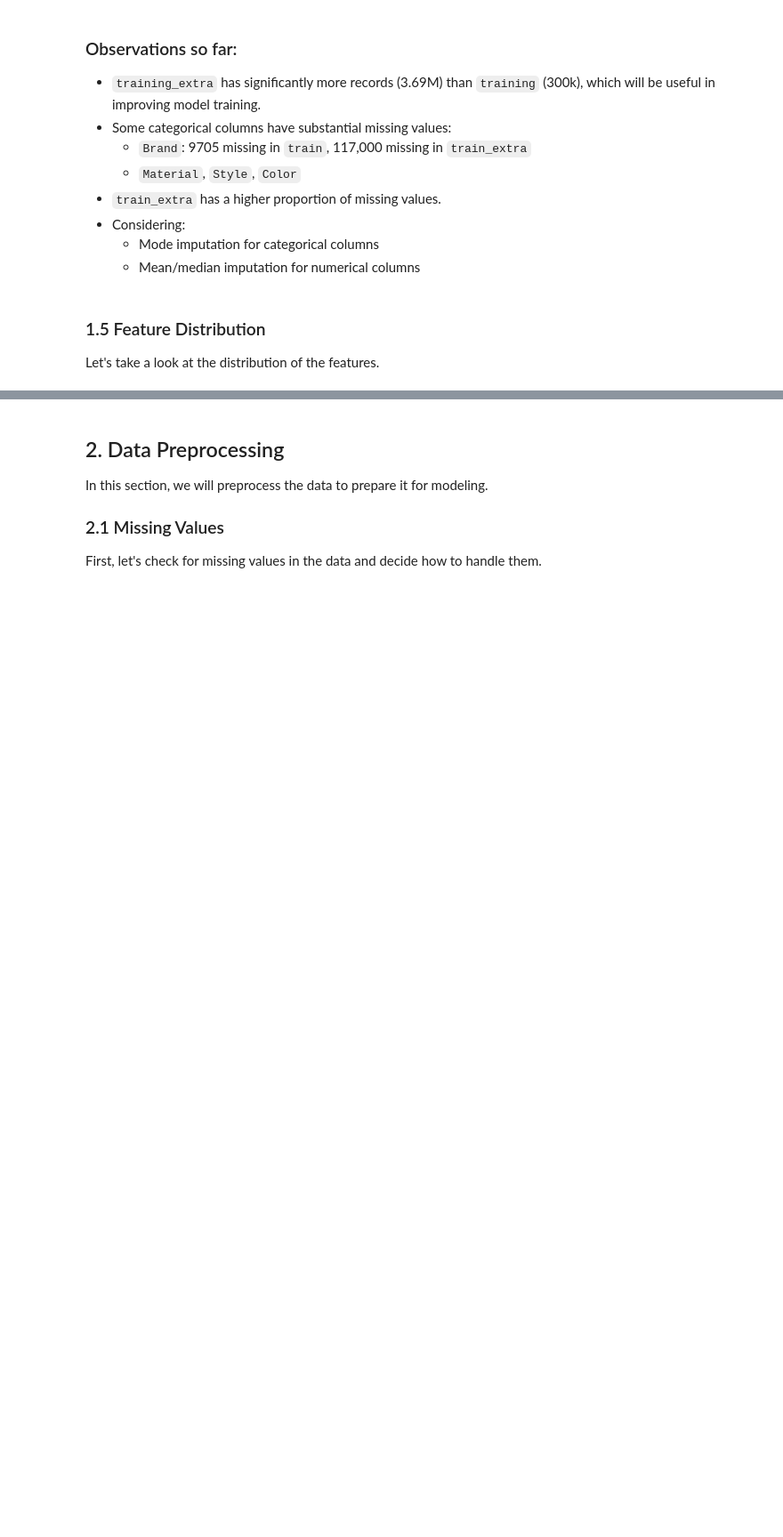
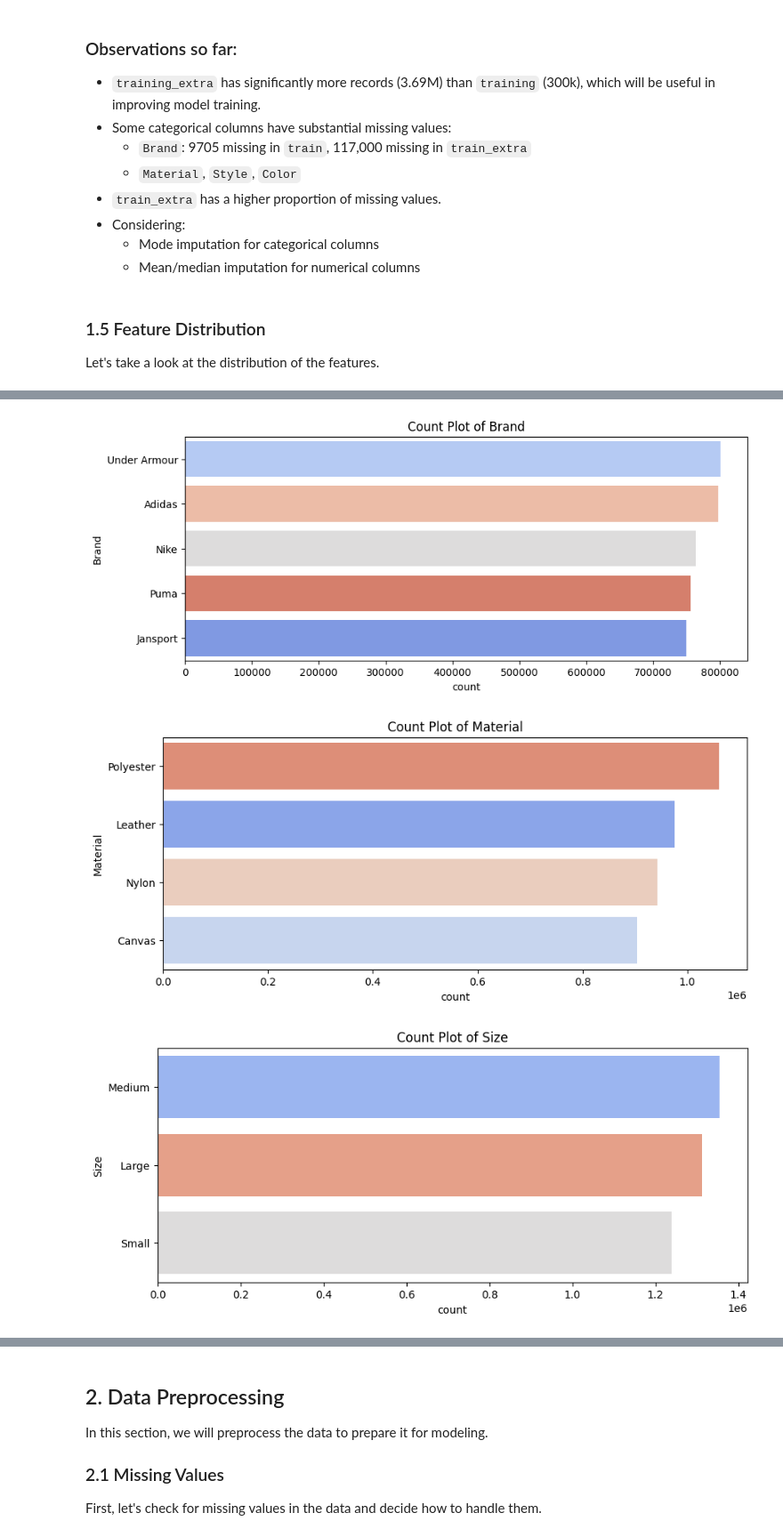
Before and after one commit to prgabriel/w207_Kaggle_Proj, a Jupyter notebook: notebooks/end_to_end_pipeline.ipynb, the cells around one changed output, grey strips where cells are left out. Shown: that part at 89% size. Drawn from its saved outputs; the diff is of its cells as text; code cells hidden in the pictures; blank space fills up the shorter version.

```diff
--- a/notebooks/end_to_end_pipeline.ipynb
+++ b/notebooks/end_to_end_pipeline.ipynb
@@ -180,0 +302,8 @@ print(f"Shape of testing data: {test_df.shape}")
+# %%
+cat_columns = train_df.columns[:-2].tolist()  # Dropped the last two columns since we know that these are numerical columns
+print(f'There are {len(cat_columns)} categorical columns:')
+print(cat_columns)
+
+num_columns = [train_df.columns[-2]]
+print(f'There are {len(num_columns)} numerical column:')
+print(num_columns)
@@ -266,0 +395,11 @@ for col in cat_cols:
+# %%
+# categorical feature distribution
+for col in cat_columns:
+    plt.figure(figsize=(10, 4))
+    sns.countplot(y=train_df[col], order=train_df[col].value_counts().index, hue=train_df[col], palette="coolwarm", legend=False)
+    plt.title(f"Count Plot of {col}")
+    plt.show()
+# %% [output]
+[figure, added]
+[figure, added]
+[figure, added]
```
Also changed, not shown: parts of 40 cells of this notebook.
